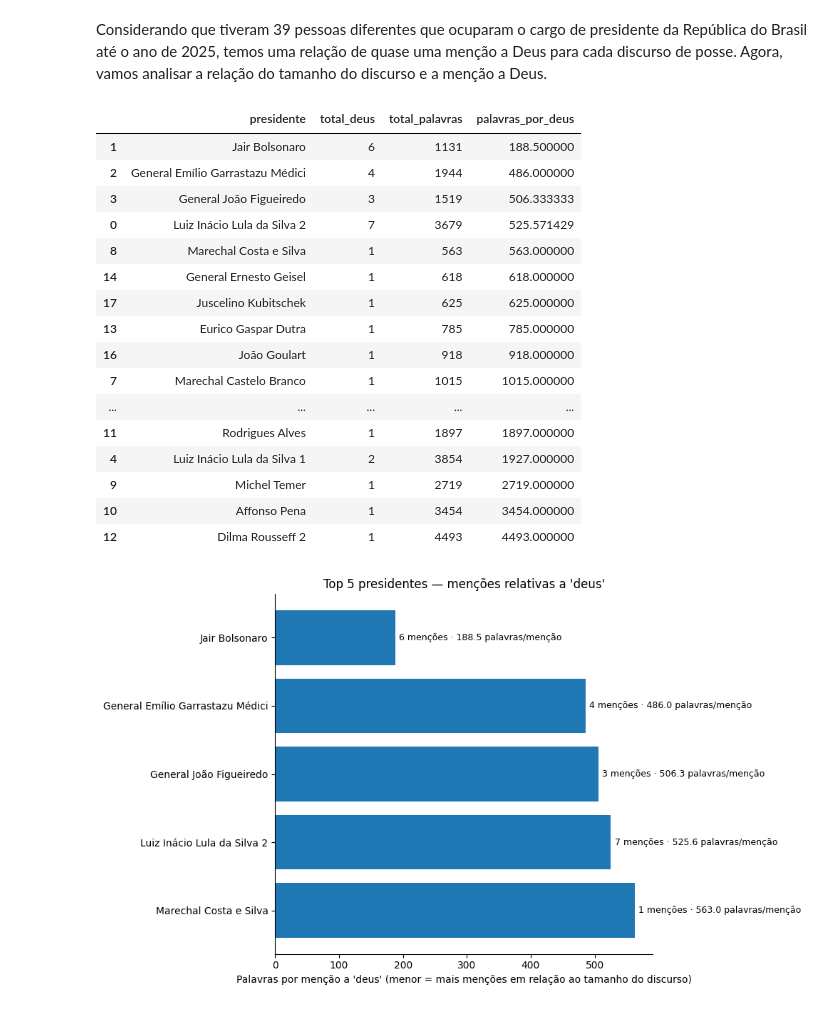
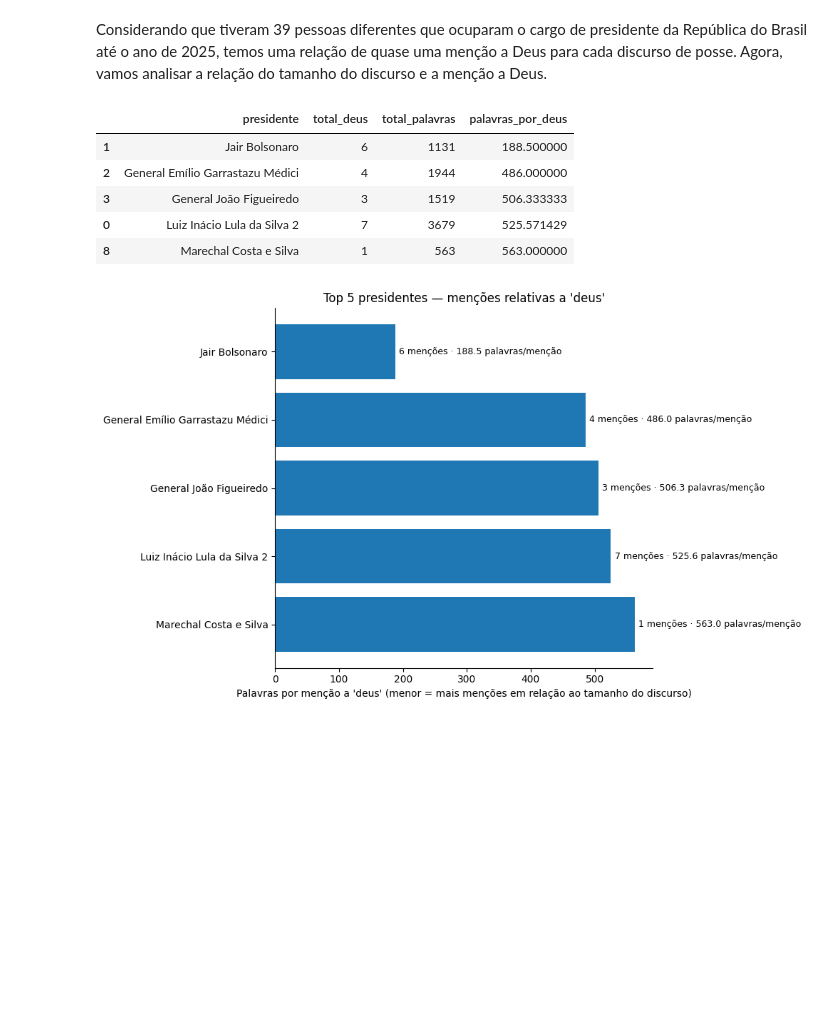
Before and after one commit to PhysicTeacherCode/Brazil-President-s-Speeches-Analysis, a Jupyter notebook: notebooks/01-exploratory.ipynb, the cells around one changed output. Saved outputs shown, nothing was run; the diff lists cells and outputs as text; code cells hidden in the pictures; blank space fills up the shorter version.

```diff
--- a/notebooks/01-exploratory.ipynb
+++ b/notebooks/01-exploratory.ipynb
@@ -275,31 +240,20 @@ Considerando que tiveram 39 pessoas diferentes que ocuparam o cargo de president
 # %%
 # Trazer o total de palavras para df_deus
 df_deus['total_palavras'] = df_deus['presidente'].map(df_tamanho.set_index('presidente')['total_palavras'])
 
 # Criar a razão
 df_deus['palavras_por_deus'] = df_deus['total_palavras'] / df_deus['total_deus']
 
 df_deus = df_deus.sort_values('palavras_por_deus', ascending=True)
 
-df_deus[['presidente', 'total_deus', 'total_palavras', 'palavras_por_deus']].head(20)
+df_deus[['presidente', 'total_deus', 'total_palavras', 'palavras_por_deus']].head()
 # %% [output]
 |  | presidente | total_deus | total_palavras | palavras_por_deus |
 | 1 | Jair Bolsonaro | 6 | 1131 | 188.500000 |
 | 2 | General Emílio Garrastazu Médici | 4 | 1944 | 486.000000 |
 | 3 | General João Figueiredo | 3 | 1519 | 506.333333 |
 | 0 | Luiz Inácio Lula da Silva 2 | 7 | 3679 | 525.571429 |
 | 8 | Marechal Costa e Silva | 1 | 563 | 563.000000 |
-| 14 | General Ernesto Geisel | 1 | 618 | 618.000000 |
-| 17 | Juscelino Kubitschek | 1 | 625 | 625.000000 |
-| 13 | Eurico Gaspar Dutra | 1 | 785 | 785.000000 |
-| 16 | João Goulart | 1 | 918 | 918.000000 |
-| 7 | Marechal Castelo Branco | 1 | 1015 | 1015.000000 |
-| ... | ... | ... | ... | ... |
-| 11 | Rodrigues Alves | 1 | 1897 | 1897.000000 |
-| 4 | Luiz Inácio Lula da Silva 1 | 2 | 3854 | 1927.000000 |
-| 9 | Michel Temer | 1 | 2719 | 2719.000000 |
-| 10 | Affonso Pena | 1 | 3454 | 3454.000000 |
-| 12 | Dilma Rousseff 2 | 1 | 4493 | 4493.000000 |
 # %%
 
 # preparar plot
```
Also changed, not shown: parts of 18 cells of this notebook.
